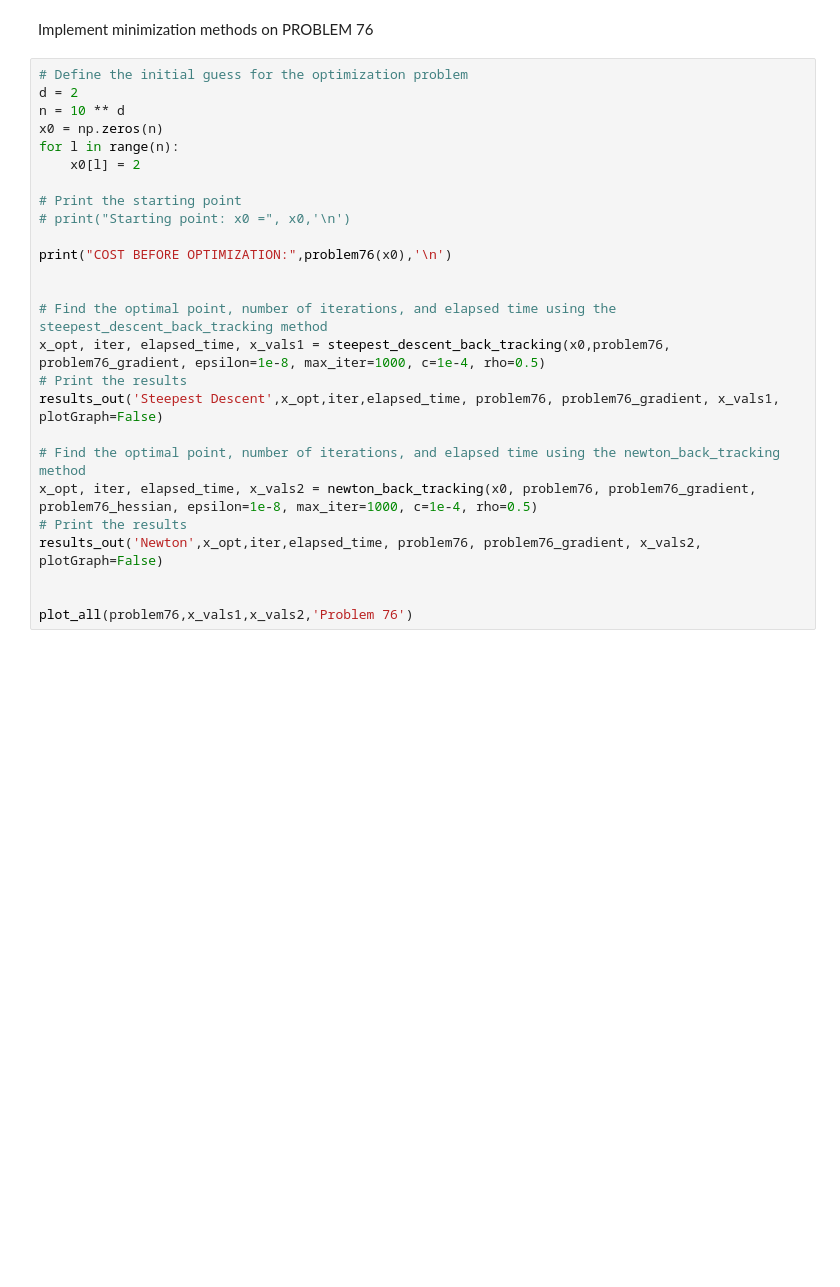
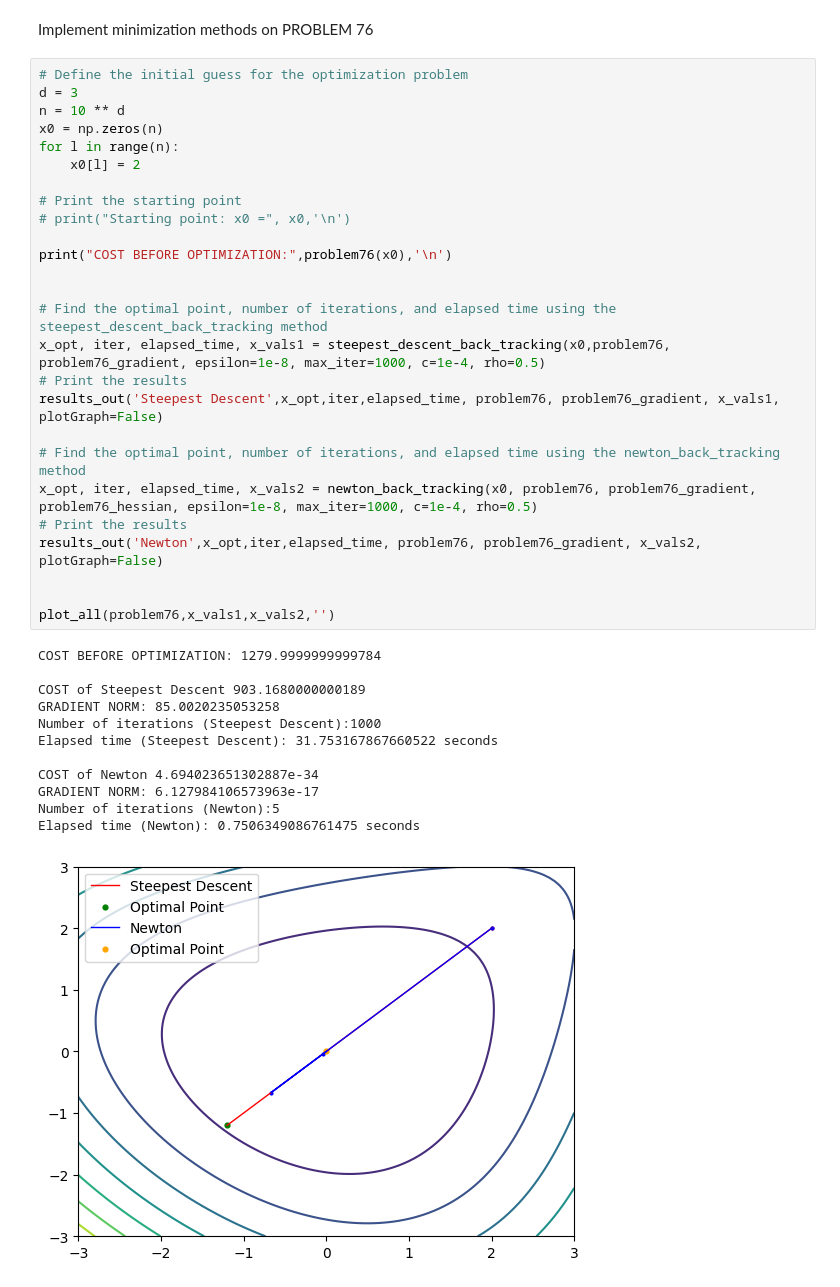
Before and after one commit to codeowlers/unconstrained-optimzation, a Jupyter notebook: main-script.ipynb, the cells around one changed output. Drawn from its saved outputs; the diff is of its cells as text; blank space fills up the shorter version.

```diff
--- a/main-script.ipynb
+++ b/main-script.ipynb
@@ -108,27 +179,40 @@ plot_all(generalized_brown,x_vals1,x_vals2,'GENERALIZED BROWN')
 Implement minimization methods on PROBLEM 76
 # %%
 # Define the initial guess for the optimization problem
-d = 2
+d = 3
 n = 10 ** d
 x0 = np.zeros(n)
 for l in range(n):
     x0[l] = 2
 
 # Print the starting point
 # print("Starting point: x0 =", x0,'\n')
 
 print("COST BEFORE OPTIMIZATION:",problem76(x0),'\n')
 
 
 # Find the optimal point, number of iterations, and elapsed time using the steepest_descent_back_tracking method
 x_opt, iter, elapsed_time, x_vals1 = steepest_descent_back_tracking(x0,problem76, problem76_gradient, epsilon=1e-8, max_iter=1000, c=1e-4, rho=0.5)
 # Print the results
 results_out('Steepest Descent',x_opt,iter,elapsed_time, problem76, problem76_gradient, x_vals1, plotGraph=False)
 
 # Find the optimal point, number of iterations, and elapsed time using the newton_back_tracking method
 x_opt, iter, elapsed_time, x_vals2 = newton_back_tracking(x0, problem76, problem76_gradient, problem76_hessian, epsilon=1e-8, max_iter=1000, c=1e-4, rho=0.5)
 # Print the results
 results_out('Newton',x_opt,iter,elapsed_time, problem76, problem76_gradient, x_vals2, plotGraph=False)
 
 
-plot_all(problem76,x_vals1,x_vals2,'Problem 76')
+plot_all(problem76,x_vals1,x_vals2,'')
+# %% [output]
+COST BEFORE OPTIMIZATION: 1279.9999999999784
+
+COST of Steepest Descent 903.1680000000189
+GRADIENT NORM: 85.0020235053258
+Number of iterations (Steepest Descent):1000
+Elapsed time (Steepest Descent): 31.753167867660522 seconds
+
+COST of Newton 4.694023651302887e-34
+GRADIENT NORM: 6.127984106573963e-17
+Number of iterations (Newton):5
+Elapsed time (Newton): 0.7506349086761475 seconds
+[figure, added]
```
Also changed, not shown: parts of 7 cells of this notebook, 6 other files.
